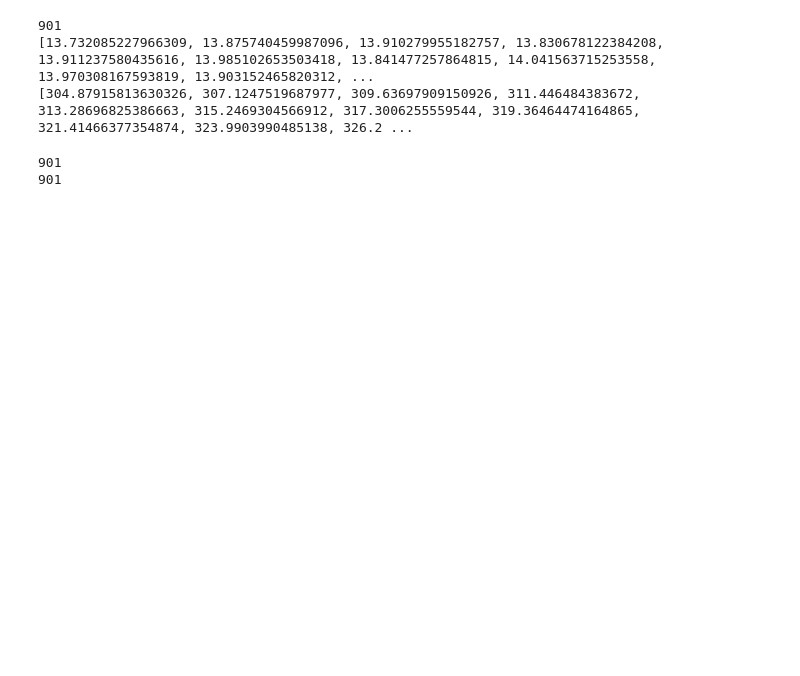
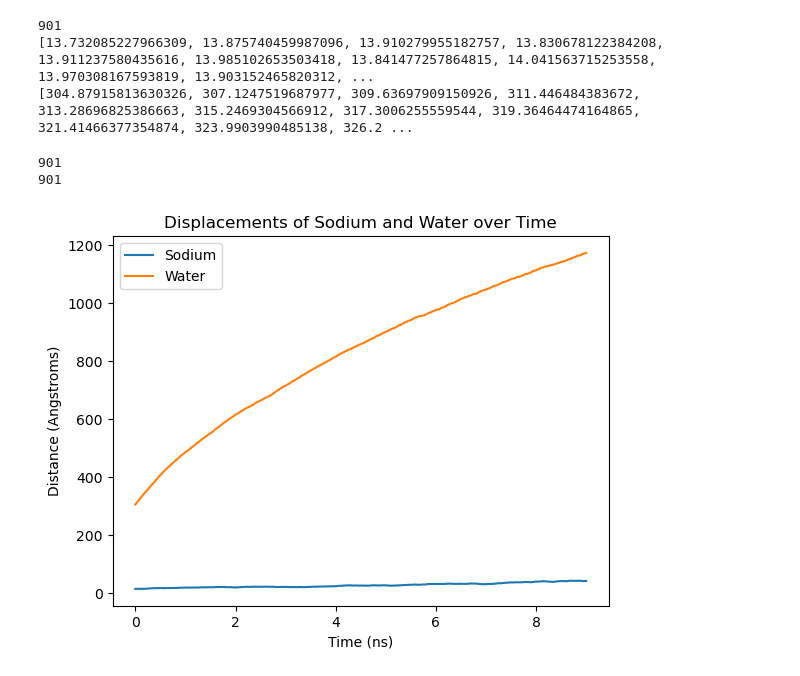
Before and after one commit to tvp3189/comp-lab-class-2023, a Jupyter notebook: Week4/Analysis/water_box_analysis.ipynb, the cells around one changed output. Drawn from its saved outputs; the diff is of its cells as text; code cells hidden in the pictures; blank space fills up the shorter version.

Commit message:
Analysis for Water Box

```diff
--- a/Week4/Analysis/water_box_analysis.ipynb
+++ b/Week4/Analysis/water_box_analysis.ipynb
@@ -37,20 +37,21 @@ print(water_distances)
 # %%
 print(len(sodium_distances))
 print(len(water_distances))
 
 # from Week 2, plot distance vs time
 plt.xlabel('Time (ns)')
-plt.ylabel('Distance (nm)')
+plt.ylabel('Distance (Angstroms)')
 plt.title('Displacements of Sodium and Water over Time')
 
 
 # plot
-plt.plot(traj.time / 1000, sodium_distances, label='Sodium)')
+plt.plot(traj.time / 1000, sodium_distances, label='Sodium')
 plt.plot(traj.time / 1000, water_distances, label='Water')
 
 plt.legend()
-plt.savefig('../Figures/2JOF_plots.png')
+plt.savefig('../Figures/water_box_plots.png')
 plt.show()
 # %% [output]
 901
 901
+[figure, added]
```
Also changed, not shown: 1 other file.
